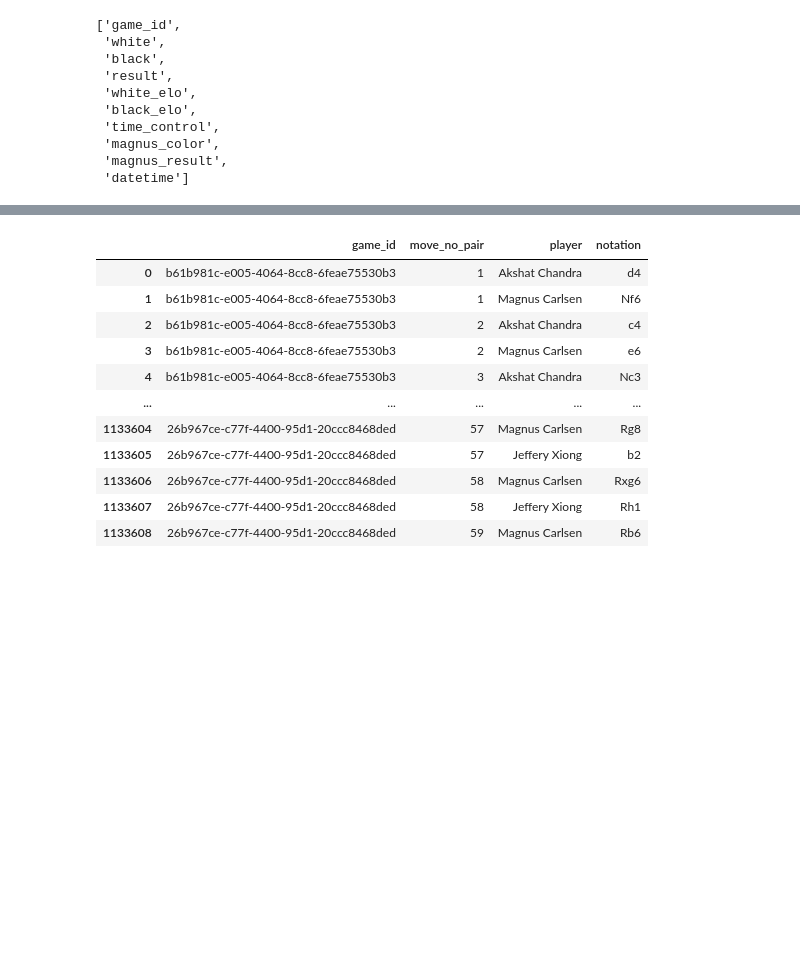
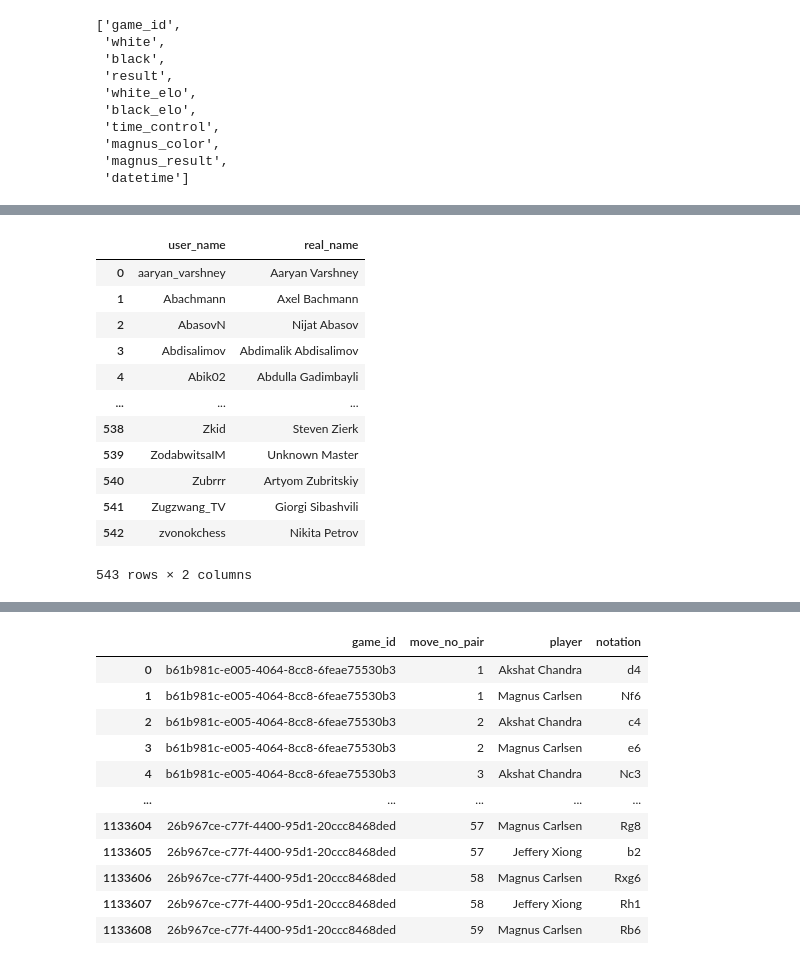
Before and after one commit to dealom/Magnus-Carlsen-Lichess-Games-Dataset-Analysis, a Jupyter notebook: Cleaning.ipynb, the cells around one changed output, grey strips where cells are left out. Drawn from its saved outputs; the diff is of its cells as text; code cells hidden in the pictures; blank space fills up the shorter version.

```diff
--- a/Cleaning.ipynb
+++ b/Cleaning.ipynb
@@ -94,5 +98,21 @@ cg.head()
 | 2 | 62fcaebd-c829-4357-b9eb-1c1c373d6685 | 2677 | Hawk20 | 0-1 | Magnus Carlsen | 2857 | 60+0 | black | won | ... |
 | 3 | f075f85f-bafc-4d21-8841-cb3017fbd43b | 2848 | Magnus Carlsen | 1-0 | Vincent Rothuis | 2774 | 60+0 | white | won | ... |
 | 4 | bb6c0012-3863-4669-9c4e-9d230b720b04 | 2770 | caching | 1-0 | Magnus Carlsen | 2862 | 60+0 | black | lost | ... |
+# %%
+usernames
+# %% [output]
+|  | user_name | real_name |
+| 0 | aaryan_varshney | Aaryan Varshney |
+| 1 | Abachmann | Axel Bachmann |
+| 2 | AbasovN | Nijat Abasov |
+| 3 | Abdisalimov | Abdimalik Abdisalimov |
+| 4 | Abik02 | Abdulla Gadimbayli |
+| ... | ... | ... |
+| 538 | Zkid | Steven Zierk |
+| 539 | ZodabwitsaIM | Unknown Master |
+| 540 | Zubrrr | Artyom Zubritskiy |
+| 541 | Zugzwang_TV | Giorgi Sibashvili |
+| 542 | zvonokchess | Nikita Petrov |
+543 rows × 2 columns
 # %%
 # Using game_id to find Magnus's first moves from carlsen_games_moves.csv.
```
Also changed, not shown: parts of 13 cells of this notebook, 12 other files.
